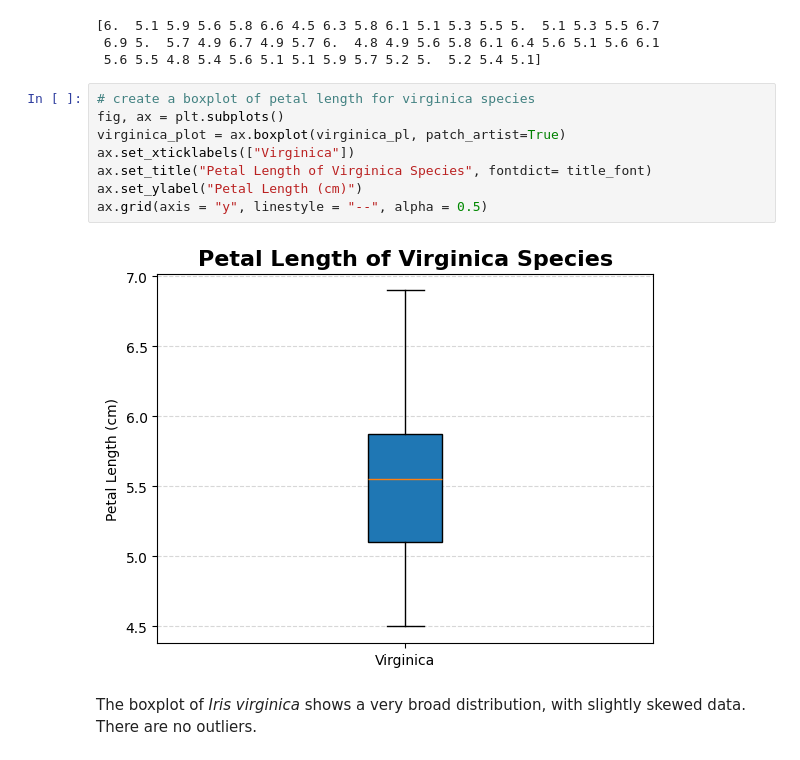
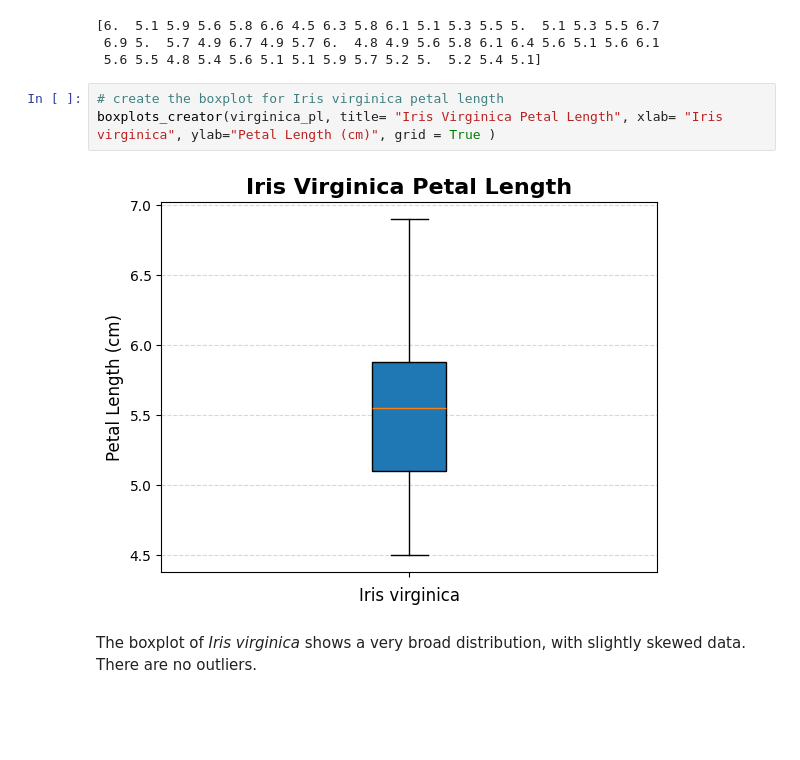
Before and after one commit to AnnaLoz28/principles_of_data_analytics, a Jupyter notebook: tasks.ipynb, the cells around one changed output. Saved outputs shown, nothing was run; the diff lists cells and outputs as text; blank space fills up the shorter version.

```diff
--- a/tasks.ipynb
+++ b/tasks.ipynb
@@ -498,16 +501,11 @@ print(virginica_pl)
 [6.  5.1 5.9 5.6 5.8 6.6 4.5 6.3 5.8 6.1 5.1 5.3 5.5 5.  5.1 5.3 5.5 6.7
  6.9 5.  5.7 4.9 6.7 4.9 5.7 6.  4.8 4.9 5.6 5.8 6.1 6.4 5.6 5.1 5.6 6.1
  5.6 5.5 4.8 5.4 5.6 5.1 5.1 5.9 5.7 5.2 5.  5.2 5.4 5.1]
-# %%
-# create a boxplot of petal length for virginica species
-fig, ax = plt.subplots()
-virginica_plot = ax.boxplot(virginica_pl, patch_artist=True)
-ax.set_xticklabels(["Virginica"])
-ax.set_title("Petal Length of Virginica Species", fontdict= title_font)
-ax.set_ylabel("Petal Length (cm)")
-ax.grid(axis = "y", linestyle = "--", alpha = 0.5)
-# %% [output]
-[figure, removed]
+# %%
+# create the boxplot for Iris virginica petal length
+boxplots_creator(virginica_pl, title= "Iris Virginica Petal Length", xlab= "Iris virginica", ylab="Petal Length (cm)", grid = True )
+# %% [output]
+[figure, added]
 # %% [markdown]
 The boxplot of *Iris virginica* shows a very broad distribution, with slightly skewed data.
 There are no outliers.
```
Also changed, not shown: parts of 9 cells of this notebook.
